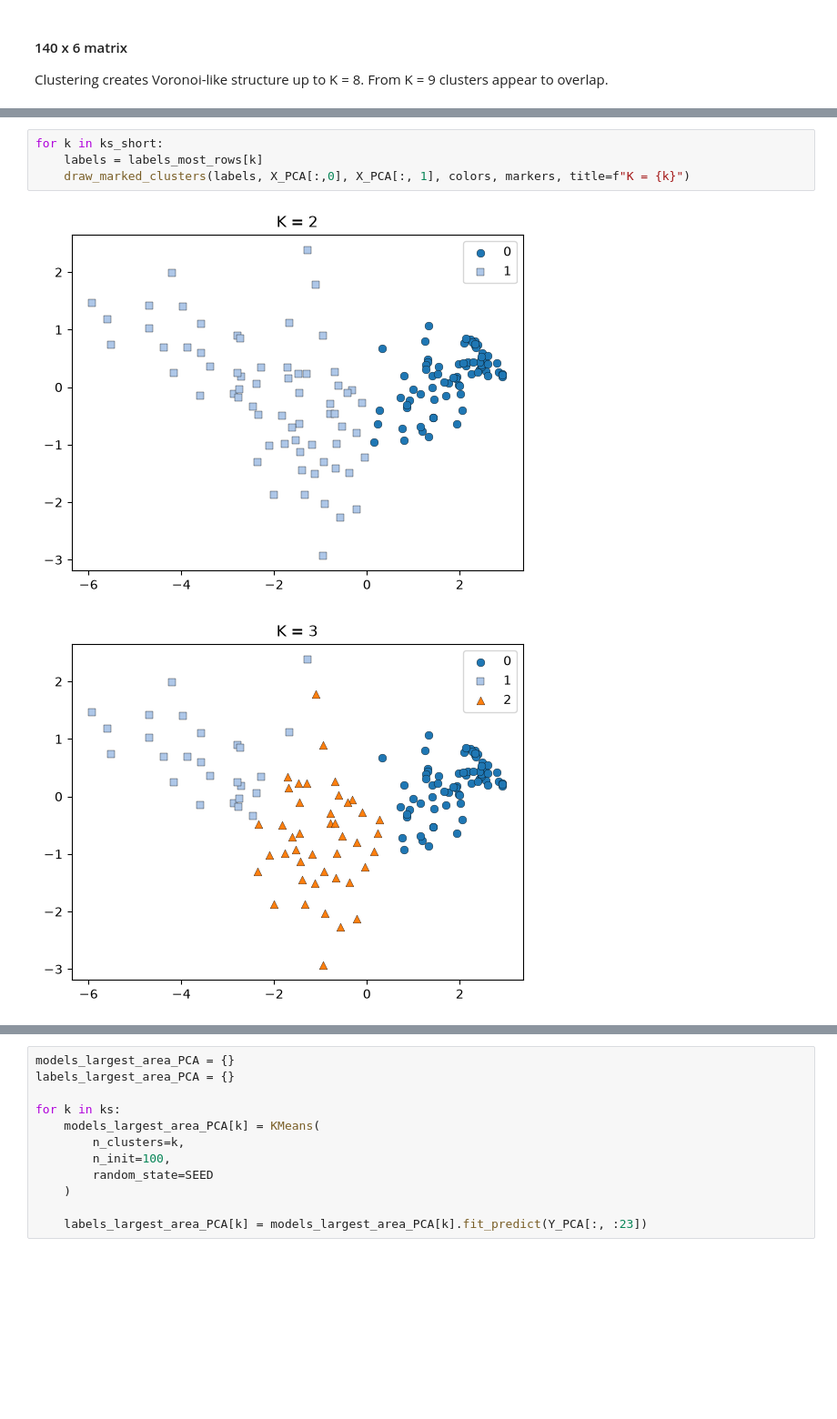
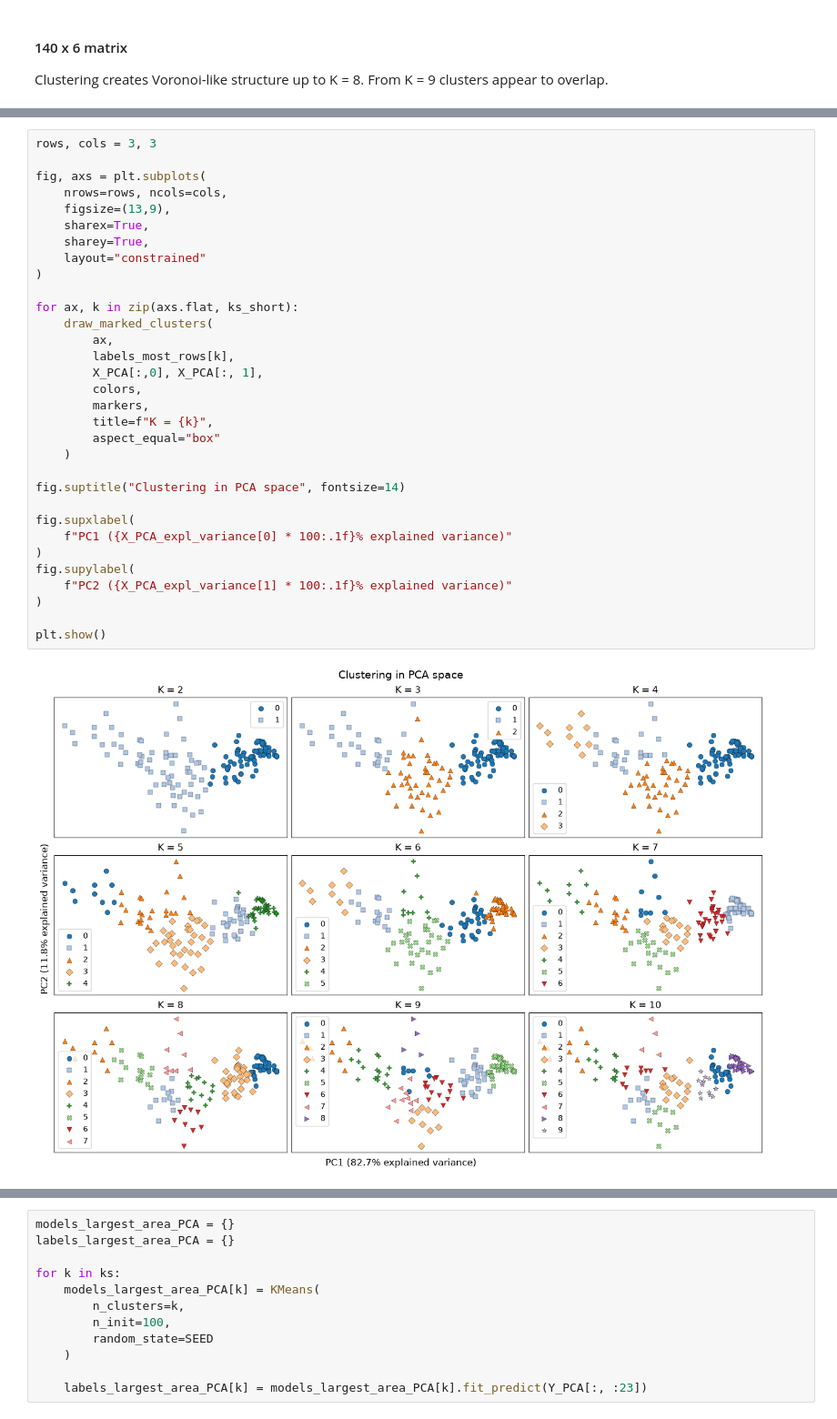
Before and after one commit to reebme/financial-attitudes-clustering, a Jupyter notebook: Notebooks/02_EDA.ipynb, the cells around one changed output, grey strips where cells are left out. Shown at 91% size. Saved outputs shown, nothing was run; the diff lists cells and outputs as text; blank space fills up the shorter version.

Commit message:
Changed layout of subplots for PCA and t-SNE from one long column to grids.

```diff
--- a/Notebooks/02_EDA.ipynb
+++ b/Notebooks/02_EDA.ipynb
@@ -424,7 +446,34 @@ def draw_marked_clusters(cluster_labels: pd.Series,
 # %%
-for k in ks_short:
-    labels = labels_most_rows[k]
-    draw_marked_clusters(labels, X_PCA[:,0], X_PCA[:, 1], colors, markers, title=f"K = {k}")
+rows, cols = 3, 3
+
+fig, axs = plt.subplots(
+    nrows=rows, ncols=cols,
+    figsize=(13,9),
+    sharex=True,
+    sharey=True,
+    layout="constrained"
+)
+
+for ax, k in zip(axs.flat, ks_short):
+    draw_marked_clusters(
+        ax,
+        labels_most_rows[k],
+        X_PCA[:,0], X_PCA[:, 1],
+        colors,
+        markers,
+        title=f"K = {k}",
+        aspect_equal="box"
+    )
+
+fig.suptitle("Clustering in PCA space", fontsize=14)
+
+fig.supxlabel(
+    f"PC1 ({X_PCA_expl_variance[0] * 100:.1f}% explained variance)"
+)
+fig.supylabel(
+    f"PC2 ({X_PCA_expl_variance[1] * 100:.1f}% explained variance)"
+)
+
+plt.show()
 # %% [output]
-[figure, old version]
+[figure, new version]
-[figure, removed]
```
Also changed, not shown: parts of 10 cells of this notebook.
